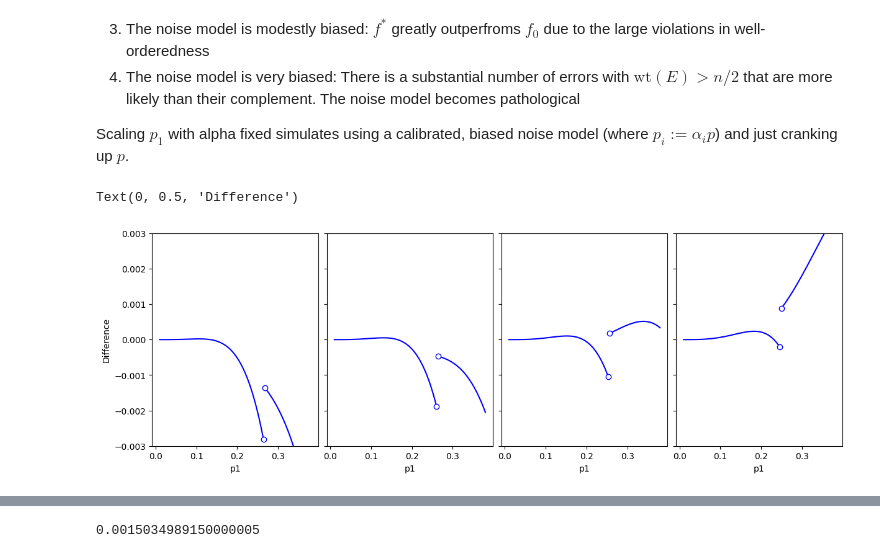
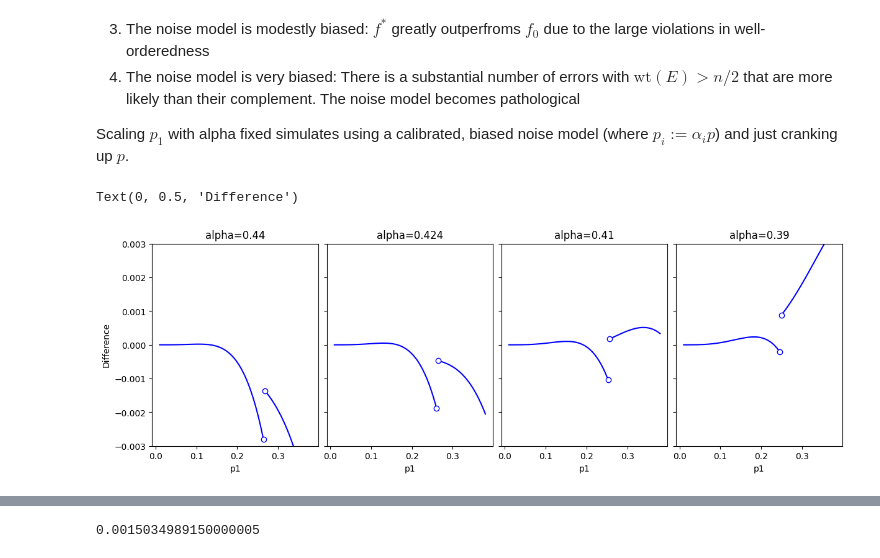
Before and after one commit to peterse/mldec, a Jupyter notebook: src/mldec/datasets/toy_problem_workbook.ipynb, the cells around one changed output, grey strips where cells are left out. Saved outputs shown, nothing was run; the diff lists cells and outputs as text; code cells hidden in the pictures.

```diff
--- a/src/mldec/datasets/toy_problem_workbook.ipynb
+++ b/src/mldec/datasets/toy_problem_workbook.ipynb
@@ -226,11 +226,11 @@ ax.legend()
 # %%
-alphas = [0.44, 0.424, 0.41, 0.39]
+select_alphas = [0.44, 0.424, 0.41, 0.39]
 # div = {}
 diff = {}
 transition = {}
 
 x = np.linspace(0.01, 0.38, 100)
-for alpha in alphas:
+for alpha in select_alphas:
     # div[alpha] = []
     diff[alpha] = []
     well_ordered = True
@@ -262,24 +262,25 @@ Recall that $\alpha$ is a parameter of our system: it represents the biasedness
 
 Scaling $p_1$ with alpha fixed simulates using a calibrated, biased noise model (where $p_i := \alpha_i p$) and just cranking up $p$.
 # %%
-figs, axes = plt.subplots(1, len(alphas), figsize=(12, 4), constrained_layout=True, sharey=True)
+figs, axes = plt.subplots(1, len(select_alphas), figsize=(12, 4), constrained_layout=True, sharey=True)
 ylim = (-0.003, 0.003)
-for i, alpha in enumerate(alphas):
+for i, alpha in enumerate(select_alphas):
     # break x into before and after the transition
     saved = transition[alpha]
     x1 = x[x < saved]
     x2 = x[x >= saved]
     y1 = diff[alpha][:len(x1)]
     y2 = diff[alpha][-len(x2):]
     line, = axes[i].plot(x1, y1, label=f"alpha={alpha}", c='b')
     axes[i].plot(x1[-1], y1[-1], 'o',  markerfacecolor='w', color=line.get_color())
     line, = axes[i].plot(x2, y2, label=f"alpha={alpha}", c='b')
     axes[i].plot(x2[0], y2[0], 'o',  markerfacecolor='w', color=line.get_color())
     # axes[i].axvline(saved, color='r', linestyle='--')
     axes[i].set_xlabel('p1')
     axes[i].set_ylim(ylim)
+    axes[i].set_title(f"alpha={alpha}")
 
 axes[0].set_ylabel('Difference')
 # %% [output]
 Text(0, 0.5, 'Difference')
-[figure, old version]
+[figure, new version]
```
Also changed, not shown: parts of 5 cells of this notebook, 3 other files.
